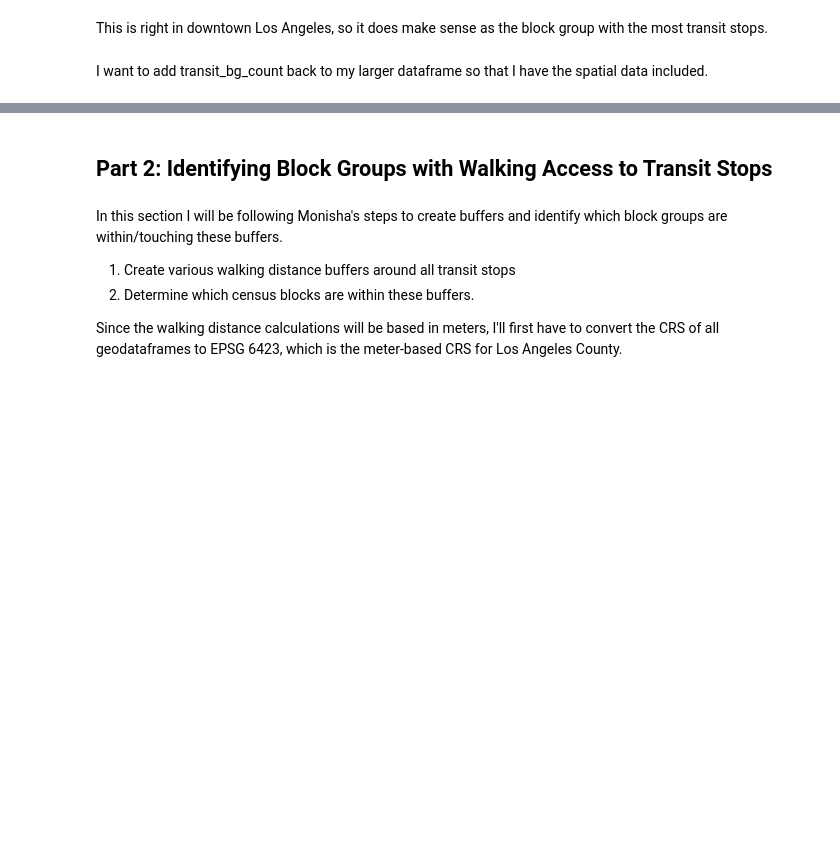
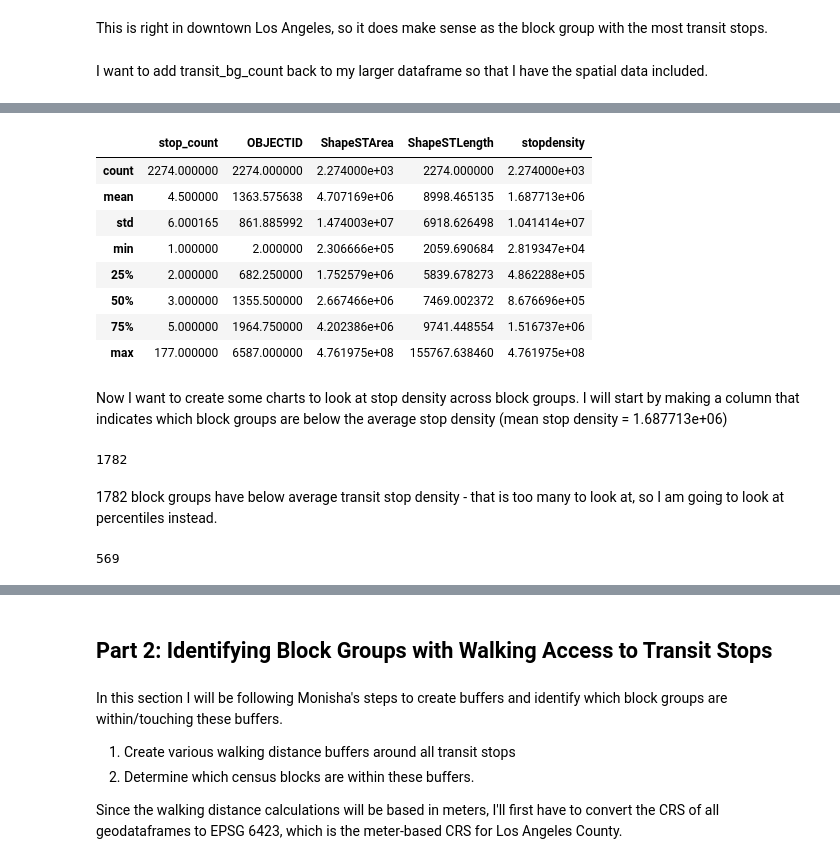
Before and after one commit to lucybriggs12/snakeemoji, a Jupyter notebook: Group Assignments/Week 05/Carolyn Week 5 Assignment.ipynb, the cells around one changed output, grey strips where cells are left out. Saved outputs shown, nothing was run; the diff lists cells and outputs as text; code cells hidden in the pictures; blank space fills up the shorter version.

```diff
--- a/Group Assignments/Week 05/Carolyn Week 5 Assignment.ipynb
+++ b/Group Assignments/Week 05/Carolyn Week 5 Assignment.ipynb
@@ -593,0 +588,3 @@ I want to add transit_bg_count back to my larger dataframe so that I have the sp
+# %%
+#Join transit_bg_count with ciytblockgroups
+transit_bg_count_new = transit_bg_count.merge(cityblockgroups, on='BG20',how='left')
@@ -593,0 +598,5 @@ I want to add transit_bg_count back to my larger dataframe so that I have the sp
+# %%
+#create column for density of transit stops
+transit_bg_count_new['stopdensity'] = transit_bg_count_new['ShapeSTArea']/transit_bg_count_new['stop_count']
+#print as check
+transit_bg_count_new.head(2)
@@ -593,0 +607,15 @@ I want to add transit_bg_count back to my larger dataframe so that I have the sp
+# %%
+#Basic statistics on the density of transit stops/block group
+transit_bg_count_new.describe()
+# %% [output]
+|  | stop_count | OBJECTID | ShapeSTArea | ShapeSTLength | stopdensity |
+| count | 2274.000000 | 2274.000000 | 2.274000e+03 | 2274.000000 | 2.274000e+03 |
+| mean | 4.500000 | 1363.575638 | 4.707169e+06 | 8998.465135 | 1.687713e+06 |
+| std | 6.000165 | 861.885992 | 1.474003e+07 | 6918.626498 | 1.041414e+07 |
+| min | 1.000000 | 2.000000 | 2.306666e+05 | 2059.690684 | 2.819347e+04 |
+| 25% | 2.000000 | 682.250000 | 1.752579e+06 | 5839.678273 | 4.862288e+05 |
+| 50% | 3.000000 | 1355.500000 | 2.667466e+06 | 7469.002372 | 8.676696e+05 |
+| 75% | 5.000000 | 1964.750000 | 4.202386e+06 | 9741.448554 | 1.516737e+06 |
+| max | 177.000000 | 6587.000000 | 4.761975e+08 | 155767.638460 | 4.761975e+08 |
+# %% [markdown]
+Now I want to create some charts to look at stop density across block groups. I will start by making a column that indicates which block groups are below the average stop density (mean stop density = 1.687713e+06)
@@ -593,0 +630,7 @@ I want to add transit_bg_count back to my larger dataframe so that I have the sp
+# %%
+#how many block groups have below average stop density?
+avgstopdensity.count('below_mean')
+# %% [output]
+1782
+# %% [markdown]
+1782 block groups have below average transit stop density - that is too many to look at, so I am going to look at percentiles instead.
@@ -593,0 +647,5 @@ I want to add transit_bg_count back to my larger dataframe so that I have the sp
+# %%
+#how many block groups are in the lowest 25% of stop density?
+perstopdensity.count(25)
+# %% [output]
+569
```
Also changed, not shown: parts of 16 cells of this notebook.
